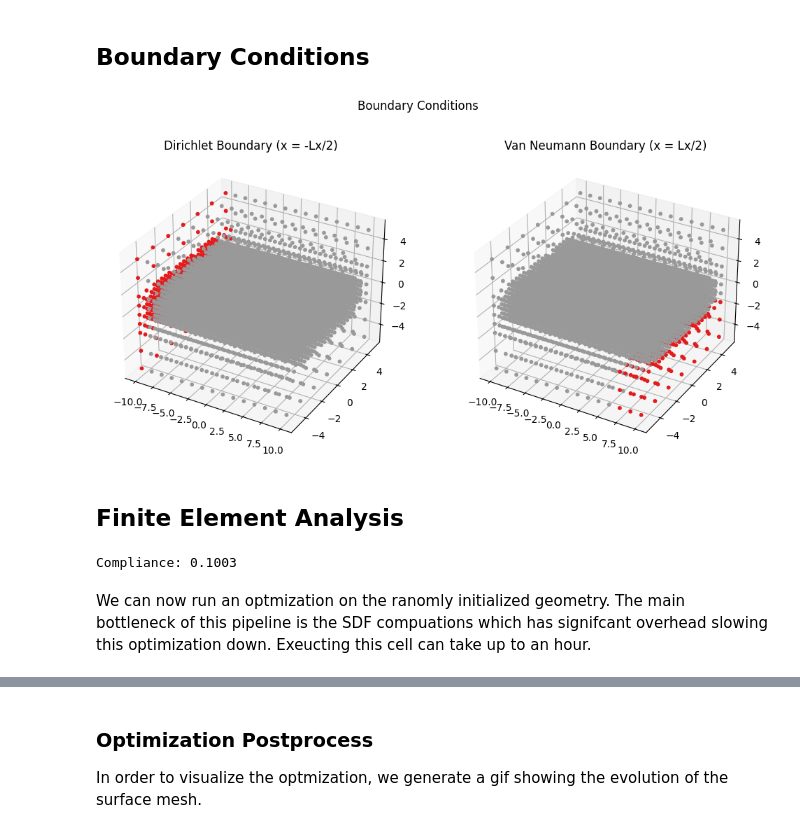
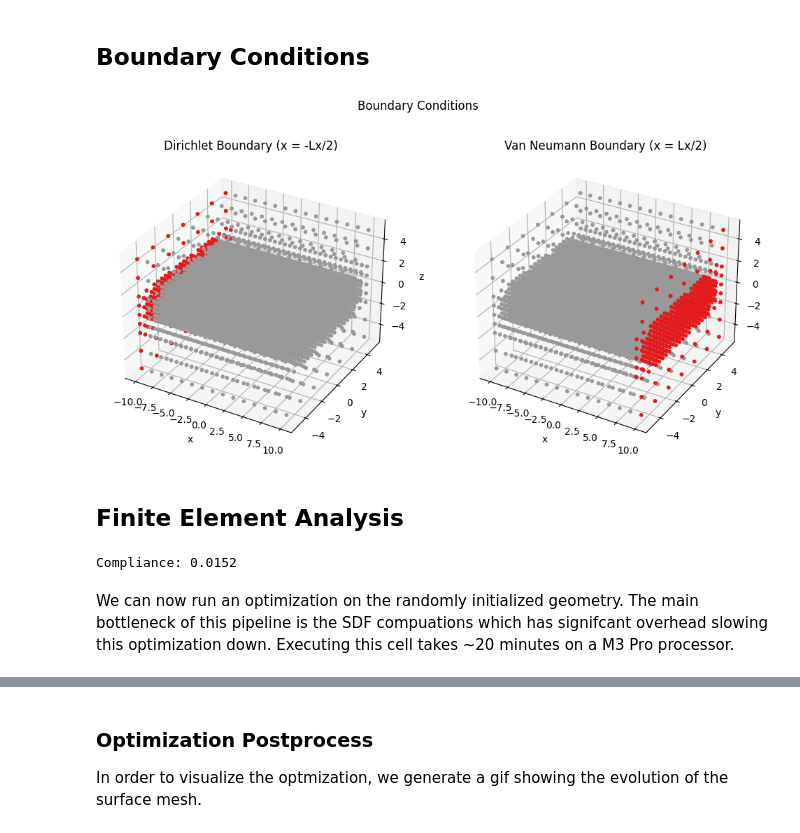
Before and after one commit to pasteurlabs/tesseract-core, a Jupyter notebook: demo/_showcase/ansys-shapeopt/optimization_os.ipynb, the cells around one changed output, grey strips where cells are left out. Cells and saved outputs as stored; diff of their text form; code cells hidden in the pictures.

```diff
--- a/demo/_showcase/ansys-shapeopt/optimization_os.ipynb
+++ b/demo/_showcase/ansys-shapeopt/optimization_os.ipynb
@@ -15,0 +18,7 @@ print("Tesseract built successfully.")
+# %%
+import subprocess
+
+NETWORK = "tesseract_network"
+
+# Create Docker network for container-to-container communication (no-op if already exists)
+subprocess.run(["docker", "network", "create", NETWORK], capture_output=True)
@@ -26,14 +37,19 @@ from utils import plot_grid, plot_mesh, stop_grads_int
 
 from tesseract_core import Tesseract
 # %%
-# Due to a limiation in higher order Tesseracts
-# we have to serve this Tesseract from the runtime
-design_tess = Tesseract.from_tesseract_api("sdf_fd/tesseract_api.py")
+# sdf_fd calls bars_3d internally, so both must be on the same Docker network
+design_tess = Tesseract.from_image("sdf_fd", network=NETWORK, network_alias="sdf_fd")
+design_tess.serve()
+
+bars_tess = Tesseract.from_image("bars_3d", network=NETWORK, network_alias="bars_3d")
+bars_tess.serve()
 
 hex_tess = Tesseract.from_image("hex_mesh")
 hex_tess.serve()
 
-fem_tess = Tesseract.from_image("jax_fem")
+fem_tess = Tesseract.from_image(
+    "jax_fem", environment={"JAX_TRACEBACK_FILTERING": "off"}
+)
 fem_tess.serve()
 # %% [markdown]
 Now we can setup the parameters for the design space and apply the design Tesseract. The Tesseract constructs a 3D geometry using PyVista and computes its signed distance field (SDF).
@@ -69,7 +85,11 @@ design_inputs = {
     "non_differentiable_parameters": jnp.array([bar_radius], dtype=jnp.float32),
     "static_parameters": [n_chains, n_edges_per_chain + 1],
     "string_parameters": [],
-    "mesh_tesseract": {"type": "image", "ref": "bars_3d"},
+    # bars_3d is reached via Docker network alias so sdf_fd container can call it
+    "mesh_tesseract": {
+        "type": "url",
+        "ref": f"http://bars_3d:{bars_tess._serve_context['port']}",
+    },
     "grid_size": [Lx, Ly, Lz],
     "grid_elements": [Nx, Ny, Nz],
     "epsilon": 0.01,  # epsilon, only used for FD of the jacobian
@@ -268,10 +286,11 @@ def get_boundary_masks(
     pts = mesh["points"]
 
     dirichlet_mask = pts[:, 0] <= -Lx / 2 + Lx / 20
-    von_neumann_mask = jnp.logical_and(
-        jnp.isclose(pts[:, 0], Lx / 2, atol=Lz / 3),
-        jnp.isclose(pts[:, 2], -Lz / 2, atol=Lz / 3),
-    )
+
+    # Apply load on the full right face (x = Lx/2) so all bar right-ends at z≈0
+    # are directly loaded. The previous bottom-corner restriction (z ≈ -Lz/2)
+    # missed all bar endpoints which sit at z=0.
+    von_neumann_mask = pts[:, 0] >= Lx / 2 - Lx / 20
 
     return dirichlet_mask, von_neumann_mask
 
@@ -283,34 +302,41 @@ fig, axs = plt.subplots(1, 2, subplot_kw={"projection": "3d"}, figsize=(12, 6))
 plt.suptitle("Boundary Conditions")
 # remove the axis ticks
 pts = hex_mesh["points"][: hex_mesh["n_points"]]
 
 axs[0].scatter(
     pts[:, 0],
     pts[:, 1],
     pts[:, 2],
     c=jnp.where(dirichlet_mask[: hex_mesh["n_points"]], 0.1, 0.2),
     s=10,
     alpha=1.0,
     cmap="Set1",
 )
 axs[0].set_title("Dirichlet Boundary (x = -Lx/2)")
+axs[0].set_xlabel("x")
+axs[0].set_ylabel("y")
+axs[0].set_zlabel("z")
+# axs[0].view_init(elev=10, azim=120)
 
 axs[1].scatter(
     pts[:, 0],
     pts[:, 1],
     pts[:, 2],
     c=jnp.where(von_neumann_mask[: hex_mesh["n_points"]], 0.1, 0.2),
     s=10,
     alpha=1.0,
     cmap="Set1",
 )
 axs[1].set_title("Van Neumann Boundary (x = Lx/2)")
+axs[1].set_xlabel("x")
+axs[1].set_ylabel("y")
+axs[1].set_zlabel("z")
 
 # convert to int arrays for tesseract input
 dirichlet_mask = dirichlet_mask.astype(jnp.int32)
 von_neumann_mask = von_neumann_mask.astype(jnp.int32)
 # %% [output]
-[figure, old version]
+[figure, new version]
 # %% [markdown]
 ## Finite Element Analysis
 # %%
@@ -327,7 +353,7 @@ compliance = apply_tesseract(
 )["compliance"]
 print(f"Compliance: {compliance:.4f}")
 # %% [output]
-Compliance: 0.1003
+Compliance: 0.0152
 # %%
 max_points = 15000
 max_cells = 15000
@@ -451,5 +480,5 @@ def optimize(
 
     return loss_hist, params_hist, aux_hist
 # %% [markdown]
-We can now run an optmization on the ranomly initialized geometry. The main bottleneck of this pipeline is the SDF compuations which has signifcant overhead slowing this optimization down. Exeucting this cell can take up to an hour.
+We can now run an optimization on the randomly initialized geometry. The main bottleneck of this pipeline is the SDF compuations which has signifcant overhead slowing this optimization down. Executing this cell takes ~20 minutes on a M3 Pro processor.
 # %%
```
Also changed, not shown: parts of 9 cells of this notebook, 16 other files.
